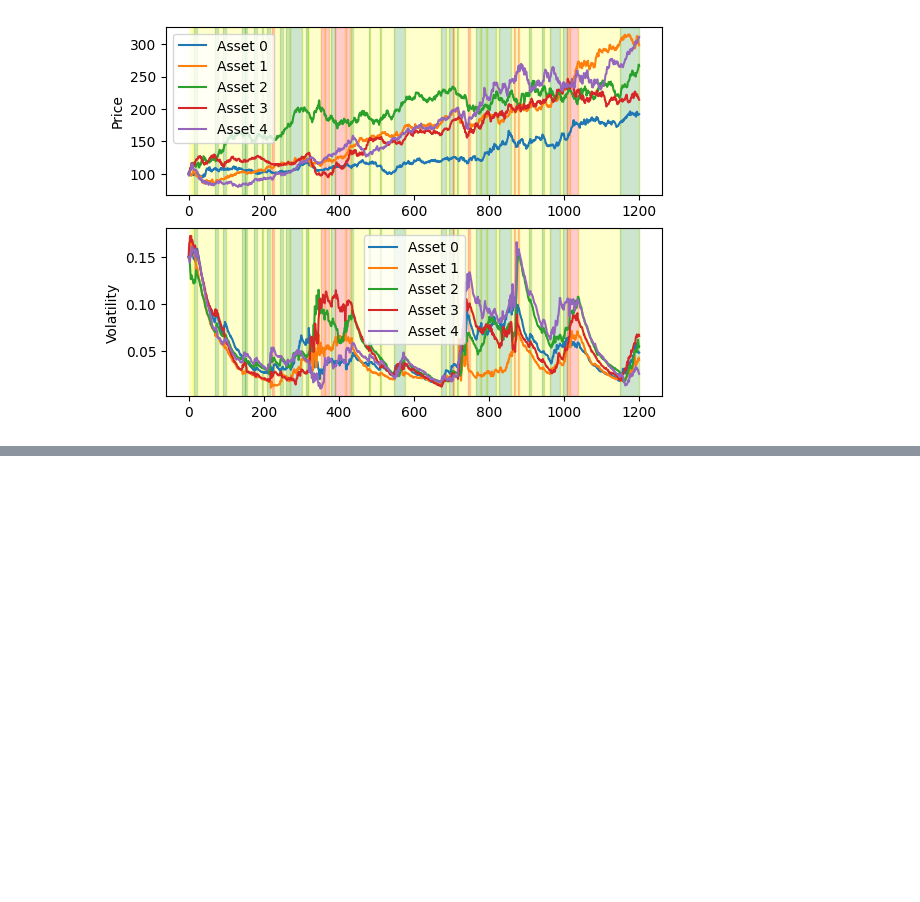
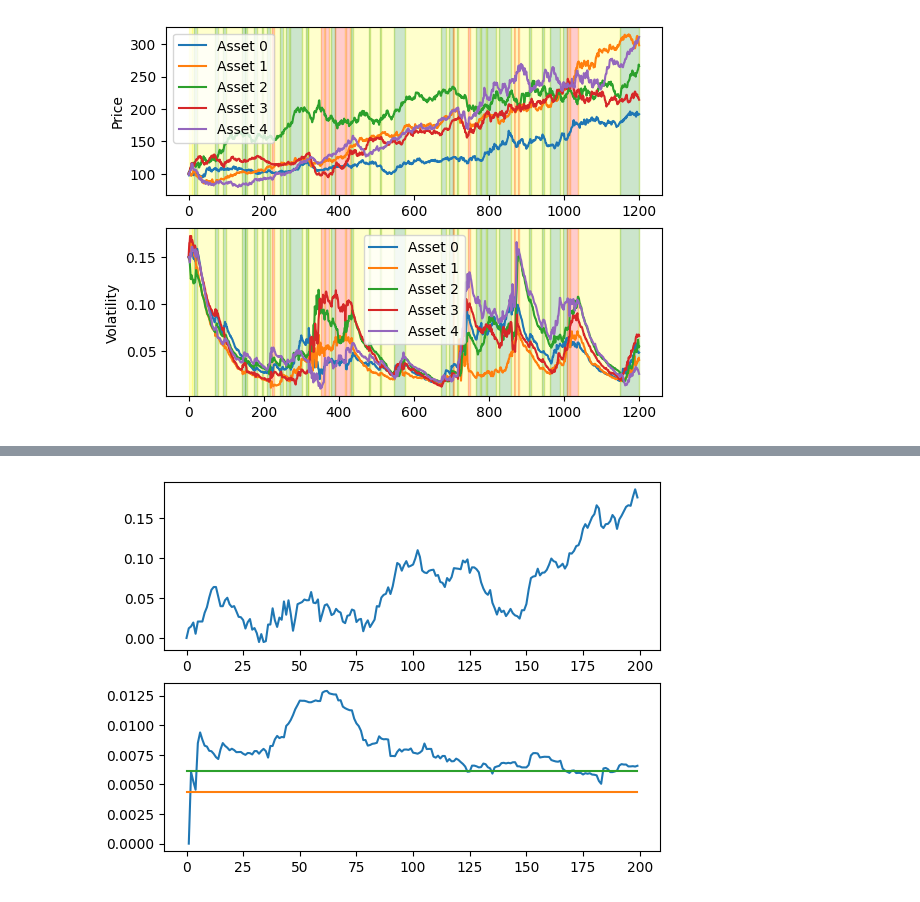
Before and after one commit to tobiasocula/Q-Learning-Implementations, a Jupyter notebook: main.ipynb, the cells around one changed output, grey strips where cells are left out. Saved outputs shown, nothing was run; the diff lists cells and outputs as text; code cells hidden in the pictures; blank space fills up the shorter version.

```diff
--- a/main.ipynb
+++ b/main.ipynb
@@ -278,0 +259,29 @@ plt.show()
+# %%
+observed_returns = total_returns[T:]
+observed_returns[0, :] = np.zeros(a)
+observed_volatility = np.empty((T_test, a))
+
+W = np.empty((T_test, a))
+state = state # set first state as last state of traning process
+
+R = np.empty(T_test)
+V = np.empty(T_test)
+
+for t in range(T_test):
+
+    action_chosen = np.argmax(Q[state, :])
+    weights = A[action_chosen, :]
+    next_state = get_new_state(vola_thresholds, V[t])
+    state = next_state
+    R[t] = np.dot(weights, observed_returns[t, :])
+    V[t] = np.std(R[max(0, t - p):t])
+# %%
+cum_returns = (1 + R).cumprod() - 1
+fig, (ax1, ax2) = plt.subplots(2)
+ax1.plot(cum_returns)
+ax2.plot(V)
+for h in vola_thresholds:
+    ax2.plot(np.full(T_test, h))
+plt.show()
+# %% [output]
+[figure, added]
```
Also changed, not shown: parts of 10 cells of this notebook.
